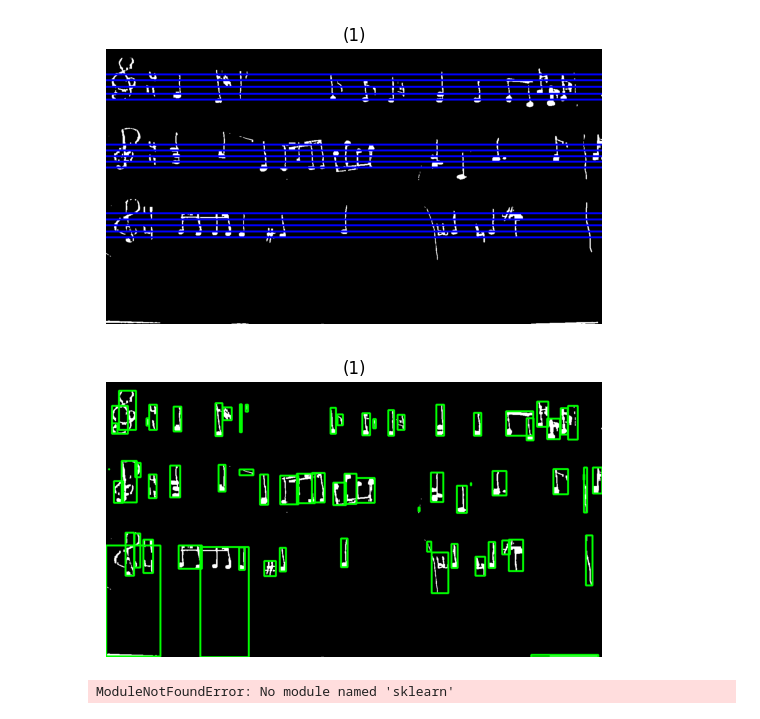
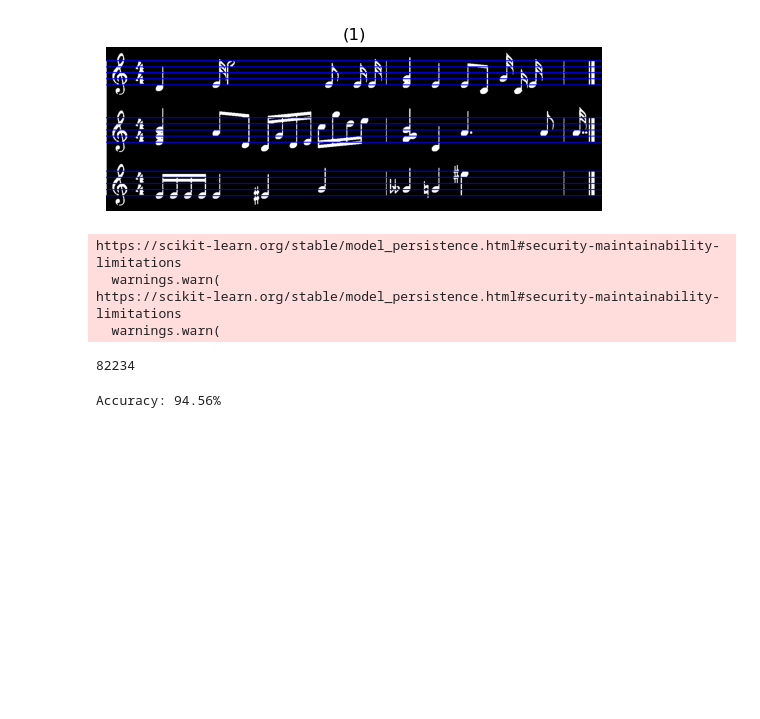
Before and after one commit to AhmedYasser20/Image-Project, a Jupyter notebook: src/textNoteBook.ipynb, the cells around one changed output. Drawn from its saved outputs; the diff is of its cells as text; code cells hidden in the pictures; blank space fills up the shorter version.

```diff
--- a/src/textNoteBook.ipynb
+++ b/src/textNoteBook.ipynb
@@ -178,7 +176,7 @@ def removeLonelyStaffs(v, filteredImg, staffHeight, spaceHeight, eliminated):
 import numpy as np
 
 def mergeContours(staffless, boundingRects, staffHeight, spaceHeight):
-    taken = np.zeros((len(boundingRects),), dtype=np.bool)
+    taken = np.zeros((len(boundingRects),), dtype=bool)
     boundingRects = sorted(boundingRects, key=lambda b: b[0])
 
     (x, y, w, h) = boundingRects[0]
@@ -282,13 +280,14 @@ def getLines(img, staffHeight, spaceHeight):
 
     return lines
 # %%
-img = io.imread("../data/input/test2.jpg")[...,:3]
+img = io.imread("../data/input/02.png")[...,:3]
 img2 = rgb2gray(img)
 lineremoved = detect_vertical_line_and_crop(img)
 lineremoved = rgb2gray(lineremoved)
 binary =otsu(lineremoved)
 show_images([img])
 staffHeight1, spaceHeight1 =getRefLengths(binary)
+staffHeight1=2; spaceHeight1=16
 
 
 filteredImg1, candidates1 = getCandidateStaffs(binary, staffHeight1)
@@ -301,29 +300,33 @@ show_images([filteredImg1])
 # %%
 without_staff = (binary-filteredImg1).astype(np.uint8)
 
 lines1 = getLines(1-filteredImg1, staffHeight1, spaceHeight1)
 staff1 = cv2.cvtColor(without_staff, cv2.COLOR_GRAY2BGR)
 for line in lines1:
     cv2.line(staff1,(0,line), (staff1.shape[1]-1, line), (0,0,255), staffHeight1)
 show_images([staff1])
 
 
 objects1 = segmentImage(without_staff, lines1, staffHeight1, spaceHeight1)
+cropped_objects = []
 
-cp1 = cv2.cvtColor(without_staff, cv2.COLOR_GRAY2BGR)
 for o in objects1:
-    cv2.rectangle(cp1, (o[0],o[1]), (o[2],o[3]), (0, 255, 0), 3)
+    cropped = without_staff[o[1]:o[3], o[0]:o[2]]
+    cropped_objects.append(cropped)
+    # show_images([cropped])
+
+# cp1 = cv2.cvtColor(without_staff, cv2.COLOR_GRAY2BGR)
+# for o in objects1:
+#     cv2.rectangle(cp1, (o[0],o[1]), (o[2],o[3]), (0, 255, 0), 3)
 
 
-show_images([cp1])
+# show_images([cp1])
 # %% [output]
-[figure, old version]
+[figure, new version]
-[figure, removed]
 # %%
-dataset_path = "/kaggle/input/music-project/Dataset"  # Replace with the correct folder structure
+dataset_path = "../data/input/datasets/Dataset2"  # Replace with the correct folder structure
 import os
 import numpy as np
-import cupy as cp
 import cv2
 from skimage.io import imread
 from sklearn.cluster import KMeans
@@ -335,10 +338,31 @@ import traceback
 
 label2id = {
     "a_1": 0, "a_16": 1, "a_2": 2, "a_32": 3, "a_4": 4, "a_8": 5,
-    "barline": 6, "chord": 6, "clef": 7, "dot": 8,
-    "double_flat": 9, "double_sharp": 10, "flat": 11,
-    "natural": 12, "sharp": 13, "t_4_2": 14, "t_4_4": 15
+    "barline": 6, "chord": 7, "clef": 8, "dot": 9,
+    "double_flat": 10, "double_sharp": 11, "flat": 12,
+    "natural": 13, "sharp": 14, "t_4_2": 15, "t_4_4": 16
 }
+
+
+id2label = {
+    0: "a_1", 1: "a_16", 2: "a_2", 3: "a_32", 4: "a_4", 5: "a_8",
+    6: "barline", 7: "chord", 8: "clef", 9: ".", 10: "&&", 11: "##", 12: "&", 13: "", 14: "#",
+    15: r'\meter<"4/2">', 16: r'\meter<"4/4"> '
+}
+
+# load the classfier
+file = open("nn2.pickle",'rb')
+nn = pickle.load(file)
+
+# We are going to fix the random seed to make our experiments reproducible
+# since some algorithms use pseudorandom generators
+random_seed = 42
+random.seed(random_seed)
+np.random.seed(random_seed)
+
+classes = ['a_1', 'a_16', 'a_2', 'a_32', 'a_4', 'a_8',
+           'barline ', 'chord', 'clef', '.', '&&', '##', '&', '', '#', '\meter<"4/2"> ', '\meter<"4/4"> ']
+
 def extract_hog_features(img,target_img_size):
 
     img = cv2.resize(img, target_img_size)
@@ -353,6 +377,13 @@ def extract_hog_features(img,target_img_size):
     h = hog.compute(img)
     h = h.flatten()
     return h.flatten()
+
+def SIFT(image):
+    sift = cv2.SIFT_create()
+    if image.dtype != np.uint8:
+      image = (image * 255).astype(np.uint8)
+    keypoints, descriptors = sift.detectAndCompute(image, None)
+    return descriptors
 
 
 # Load images and labels with improved error handling
@@ -384,7 +415,10 @@ def load_dataset(folder_path):
                             continue
 
                         # Extract descriptors
-                        descriptors = extract_hog_features(image,(32, 32))
+                        if image.ndim != 2:
+                            continue
+
+                        descriptors = extract_hog_features(image,(32,32))
 
                         # Only add if descriptors are found
                         if descriptors is not None and len(descriptors) > 0:
@@ -401,7 +435,7 @@ def load_dataset(folder_path):
     print(total_images)
     return X, y
 
-!pip install faiss-gpu
+
 
 import torch
 import torch.nn.functional as F
@@ -418,7 +452,7 @@ X = torch.tensor(X, dtype=torch.float32)
 y = torch.tensor(y, dtype=torch.long)
 
 # Split the data into training and testing sets
-X_train, X_test, y_train, y_test = train_test_split(X, y, test_size=0.4, random_state=42)
+X_train, X_test, y_train, y_test = train_test_split(X, y, test_size=0.2, random_state=42)
 
 # Move tensors to GPU if available
 device = torch.device('cuda' if torch.cuda.is_available() else 'cpu')
@@ -442,11 +476,16 @@ def knn_predict(X_train, y_train, X_test, k=3):
     return y_pred
 
 # Predict on the test set
-k = 18
+k = 17
 y_pred = knn_predict(X_train, y_train, X_test, k)
 
 # Calculate accuracy
 accuracy = (y_pred == y_test).float().mean()
 print(f'Accuracy: {accuracy.item() * 100:.2f}%')
 # %% [output]
-ModuleNotFoundError: No module named 'sklearn'
+https://scikit-learn.org/stable/model_persistence.html#security-maintainability-limitations
+  warnings.warn(
+https://scikit-learn.org/stable/model_persistence.html#security-maintainability-limitations
+  warnings.warn(
+82234
+Accuracy: 94.56%
```
Also changed, not shown: parts of 8 cells of this notebook, 6 other files.
